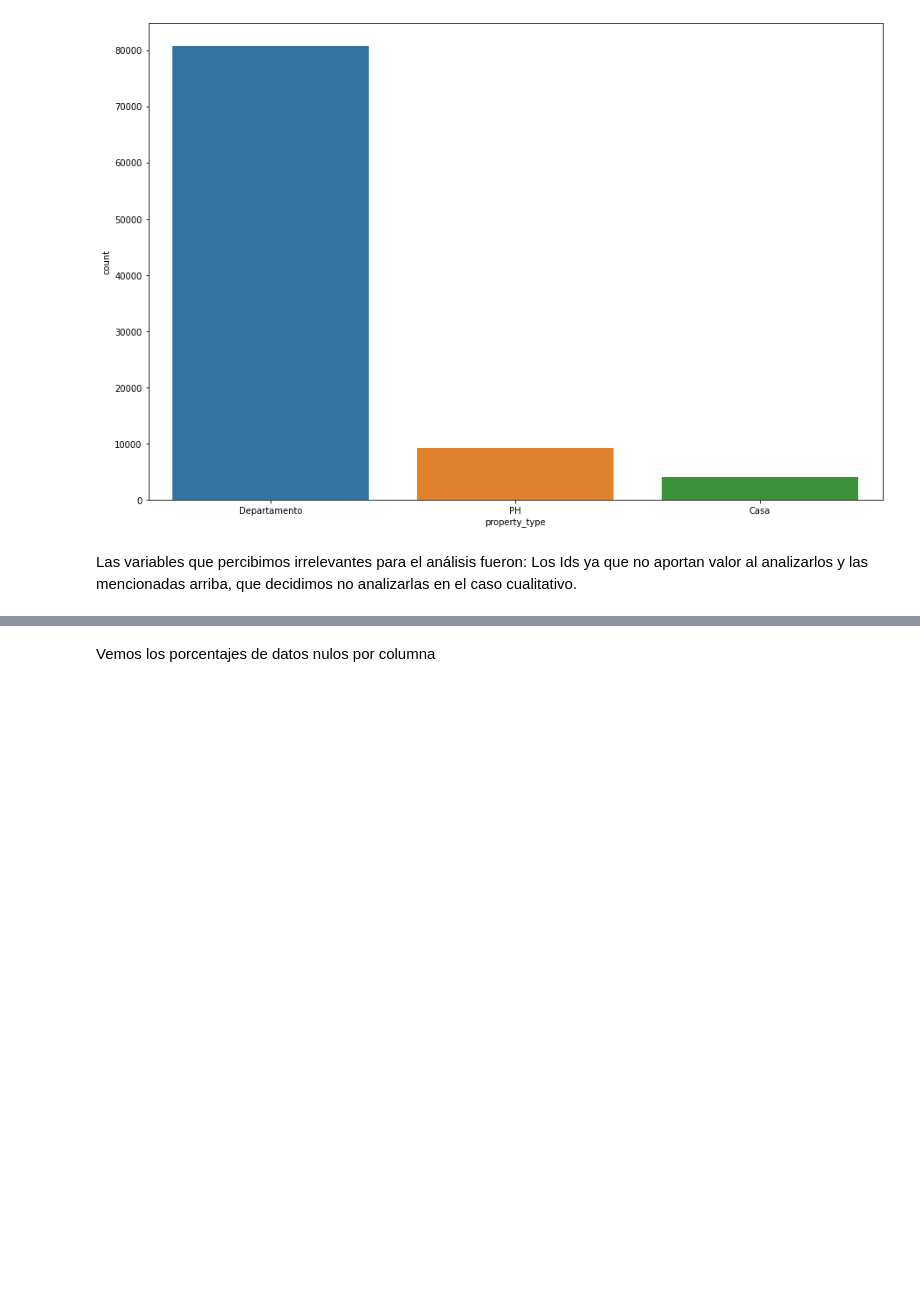
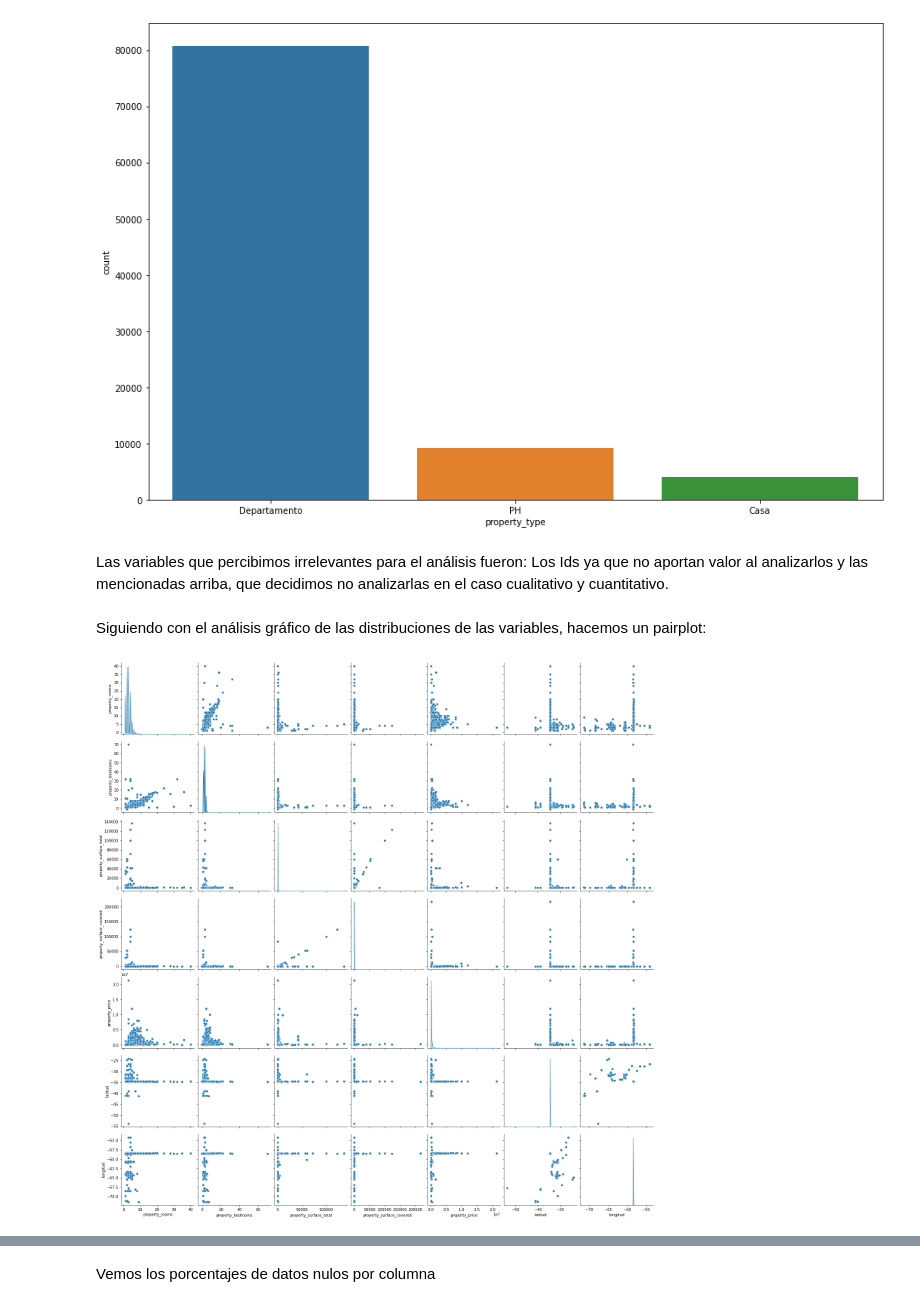
Before and after one commit to franjuarez/7506R-2C2022-GRUPO21, a Jupyter notebook: 7506R_TP1_GRUPO21_ENTREGA.ipynb, the cells around one changed output, grey strips where cells are left out. Saved outputs shown, nothing was run; the diff lists cells and outputs as text; code cells hidden in the pictures; blank space fills up the shorter version.

```diff
--- a/7506R_TP1_GRUPO21_ENTREGA.ipynb
+++ b/7506R_TP1_GRUPO21_ENTREGA.ipynb
@@ -168,4 +175,11 @@ plt.show()
 # %% [output]
 [figure]
 # %% [markdown]
-Las variables que percibimos irrelevantes para el análisis fueron: Los Ids ya que no aportan valor al analizarlos y las mencionadas arriba, que decidimos no analizarlas en el caso cualitativo.
+Las variables que percibimos irrelevantes para el análisis fueron: Los Ids ya que no aportan valor al analizarlos y las mencionadas arriba, que decidimos no analizarlas en el caso cualitativo y cuantitativo.
+# %% [markdown]
+Siguiendo con el análisis gráfico de las distribuciones de las variables, hacemos un pairplot:
+# %%
+sns.pairplot(ds_propiedades[variables_cuantitativas], diag_kind='kde', height=3)
+plt.show()
+# %% [output]
+[figure, added]
```
Also changed, not shown: parts of 20 cells of this notebook.
